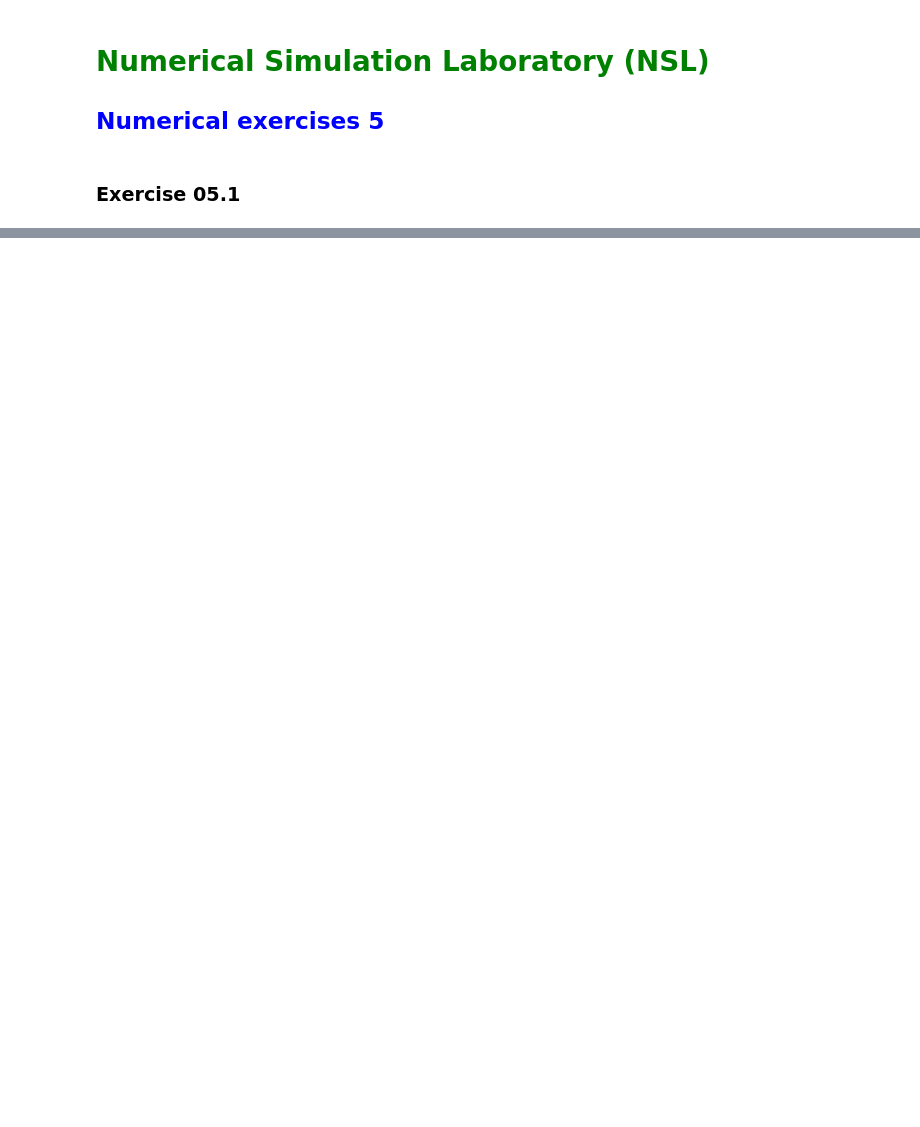
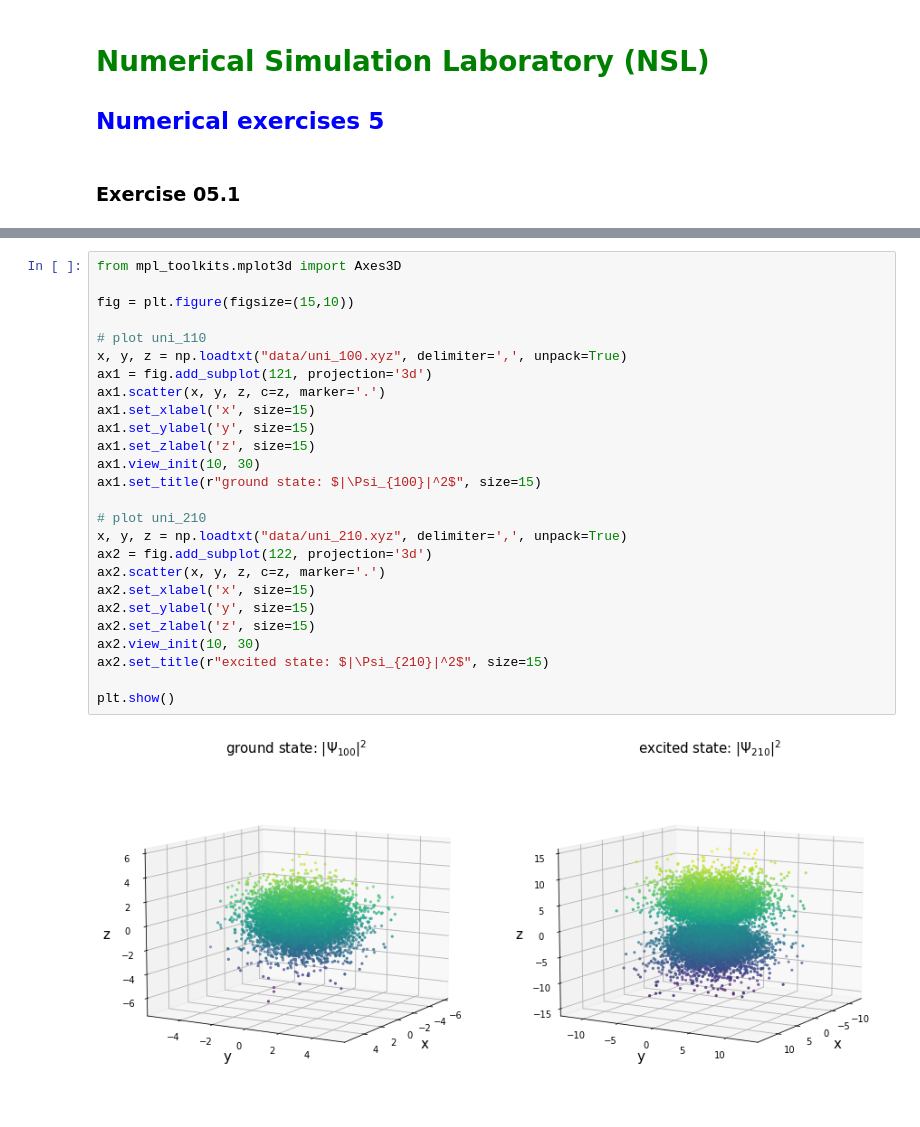
Before and after one commit to lukas-hermans/LSN_exercises, a Jupyter notebook: ex5/LSN_Exercises_05.ipynb, the cells around one changed output, grey strips where cells are left out. Drawn from its saved outputs; the diff is of its cells as text; blank space fills up the shorter version.

```diff
--- a/ex5/LSN_Exercises_05.ipynb
+++ b/ex5/LSN_Exercises_05.ipynb
@@ -15,0 +52,28 @@ print(np.mean(r_mean))
+# %%
+from mpl_toolkits.mplot3d import Axes3D
+
+fig = plt.figure(figsize=(15,10))
+
+# plot uni_110
+x, y, z = np.loadtxt("data/uni_100.xyz", delimiter=',', unpack=True)
+ax1 = fig.add_subplot(121, projection='3d')
+ax1.scatter(x, y, z, c=z, marker='.')
+ax1.set_xlabel('x', size=15)
+ax1.set_ylabel('y', size=15)
+ax1.set_zlabel('z', size=15)
+ax1.view_init(10, 30)
+ax1.set_title(r"ground state: $|\Psi_{100}|^2$", size=15)
+
+# plot uni_210
+x, y, z = np.loadtxt("data/uni_210.xyz", delimiter=',', unpack=True)
+ax2 = fig.add_subplot(122, projection='3d')
+ax2.scatter(x, y, z, c=z, marker='.')
+ax2.set_xlabel('x', size=15)
+ax2.set_ylabel('y', size=15)
+ax2.set_zlabel('z', size=15)
+ax2.view_init(10, 30)
+ax2.set_title(r"excited state: $|\Psi_{210}|^2$", size=15)
+
+plt.show()
+# %% [output]
+[figure, added]
```
Also changed, not shown: parts of 6 cells of this notebook, 19 other files.
